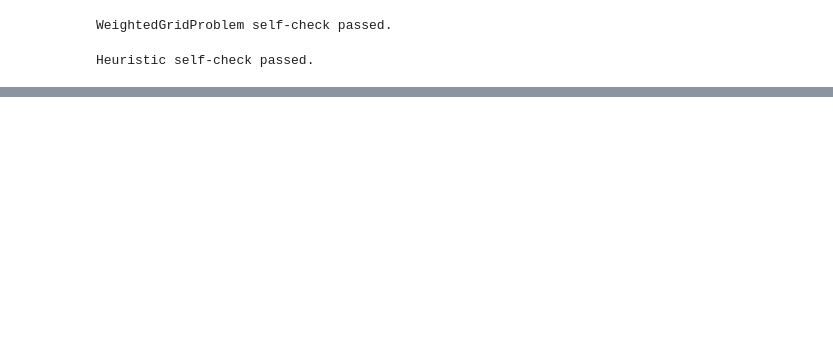
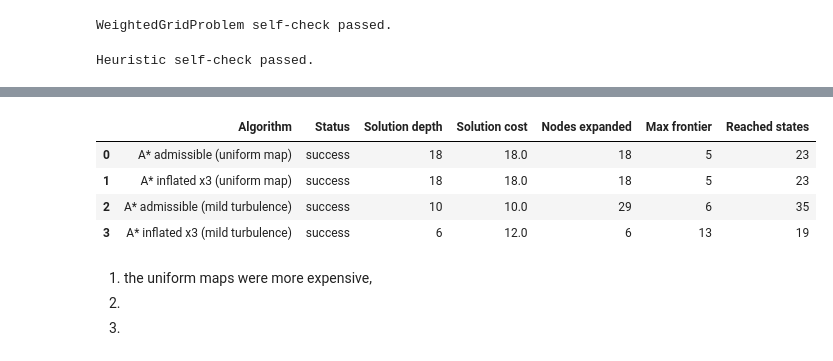
Before and after one commit to Ewurakua419/Ewurakua_Amoah_lab1_, a Jupyter notebook: Ewurakua_Amoah_Lab_1B.ipynb, the cells around one changed output, grey strips where cells are left out. Saved outputs shown, nothing was run; the diff lists cells and outputs as text; code cells hidden in the pictures; blank space fills up the shorter version.

```diff
--- a/Ewurakua_Amoah_Lab_1B.ipynb
+++ b/Ewurakua_Amoah_Lab_1B.ipynb
@@ -564,0 +681,70 @@ AssertionError: Greedy failed to find a path
+# %%
+def inflated_heuristic(factor: float):
+    # TODO 8:
+    # Return a NEW heuristic function that overestimates by multiplying
+    # Manhattan distance by `factor`.
+    #
+    # Steps:
+    # 1. Define an inner function h(state, goal) that returns
+    #    factor * manhattan_distance(state, goal).
+    # 2. Return the inner function (do not call it).
+    #
+    # Hint: this is a closure —
+    def h(state, goal):
+        return factor*manhattan_distance(state=state,goal=goal)
+    return h
+
+
+# Once TODO 8 is complete, run the comparison.
+#
+# The "mild turbulence" map below is designed to expose the inflated
+# heuristic: the direct route through the cost-3 band costs 12, while the
+# calm detour costs 10. An overconfident heuristic charges straight ahead.
+
+mild_grid = [
+    [0, 0, 0, 0, 0, 0, 0],
+    [0, 0, 0, 0, 0, 0, 0],
+    [0, 0, 0, 0, 0, 0, 0],
+    [0, 0, 0, 0, 0, 0, 0],
+    [0, 0, 0, 0, 0, 0, 0],
+]
+
+mild_costs = [
+    [1, 1, 1, 1, 1, 1, 1],
+    [1, 1, 3, 3, 3, 1, 1],
+    [1, 1, 3, 3, 3, 1, 1],
+    [1, 1, 3, 3, 3, 1, 1],
+    [1, 1, 1, 1, 1, 1, 1],
+]
+
+mild_problem = WeightedGridProblem(
+    mild_grid, (2, 0), (2, 6), terrain_costs=mild_costs
+)
+
+astar_honest = AStarSearch(manhattan_distance)
+astar_inflated = AStarSearch(inflated_heuristic(3.0))
+
+experiment_results = [
+    astar_honest.search(uniform_problem),
+    astar_inflated.search(uniform_problem),
+    astar_honest.search(mild_problem),
+    astar_inflated.search(mild_problem),
+]
+
+# Relabel rows so the table is readable.
+experiment_results[0].algorithm = "A* admissible (uniform map)"
+experiment_results[1].algorithm = "A* inflated x3 (uniform map)"
+experiment_results[2].algorithm = "A* admissible (mild turbulence)"
+experiment_results[3].algorithm = "A* inflated x3 (mild turbulence)"
+
+show_results(experiment_results)
+# %% [output]
+|  | Algorithm | Status | Solution depth | Solution cost | Nodes expanded | Max frontier | Reached states |
+| 0 | A* admissible (uniform map) | success | 18 | 18.0 | 18 | 5 | 23 |
+| 1 | A* inflated x3 (uniform map) | success | 18 | 18.0 | 18 | 5 | 23 |
+| 2 | A* admissible (mild turbulence) | success | 10 | 10.0 | 29 | 6 | 35 |
+| 3 | A* inflated x3 (mild turbulence) | success | 6 | 12.0 | 6 | 13 | 19 |
+# %% [markdown]
+1. the uniform maps were more expensive,
+2.
+3.
```
Also changed, not shown: parts of 7 cells of this notebook.
